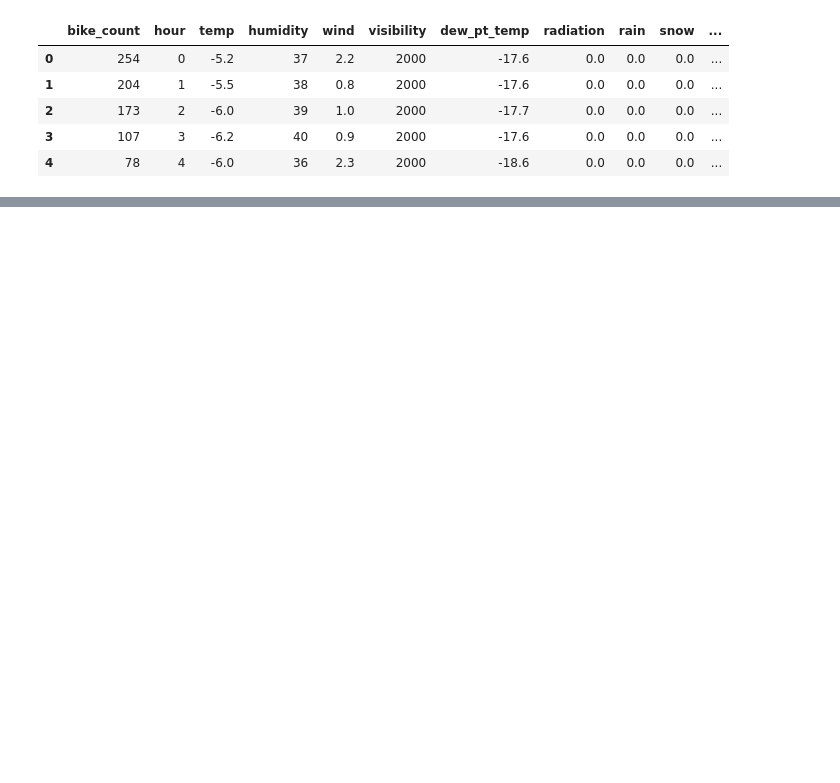
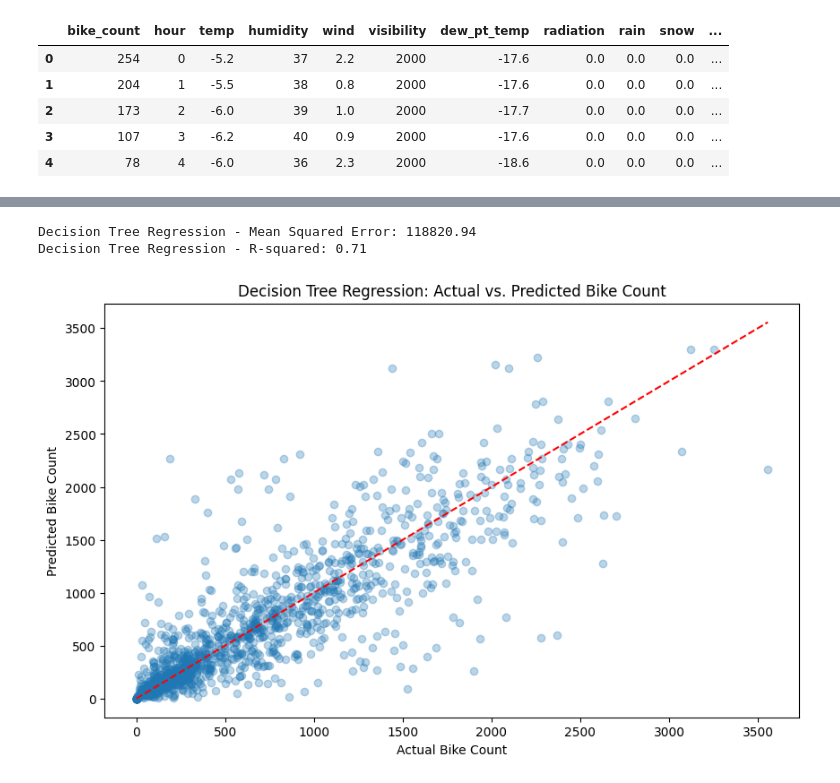
Before and after one commit to ChAbid-773/Bike_Regresssion, a Jupyter notebook: Bike_Regresssion.ipynb, the cells around one changed output, grey strips where cells are left out. Saved outputs shown, nothing was run; the diff lists cells and outputs as text; code cells hidden in the pictures; blank space fills up the shorter version.

```diff
--- a/Bike_Regresssion.ipynb
+++ b/Bike_Regresssion.ipynb
@@ -28,0 +226,29 @@ df.head()
+# %%
+from sklearn.tree import DecisionTreeRegressor
+
+# Initialize and train the Decision Tree Regressor model
+dt_model = DecisionTreeRegressor(random_state=42)
+dt_model.fit(X_train_scaled, y_train)
+
+# Make predictions on the test set
+y_pred_dt = dt_model.predict(X_test_scaled)
+
+# Evaluate the model
+mse_dt = mean_squared_error(y_test, y_pred_dt)
+r2_dt = r2_score(y_test, y_pred_dt)
+
+print(f"Decision Tree Regression - Mean Squared Error: {mse_dt:.2f}")
+print(f"Decision Tree Regression - R-squared: {r2_dt:.2f}")
+
+# Plotting predictions vs actual values
+plt.figure(figsize=(10, 6))
+plt.scatter(y_test, y_pred_dt, alpha=0.3)
+plt.plot([y_test.min(), y_test.max()], [y_test.min(), y_test.max()], 'r--')
+plt.xlabel('Actual Bike Count')
+plt.ylabel('Predicted Bike Count')
+plt.title('Decision Tree Regression: Actual vs. Predicted Bike Count')
+plt.show()
+# %% [output]
+Decision Tree Regression - Mean Squared Error: 118820.94
+Decision Tree Regression - R-squared: 0.71
+[figure, added]
```
Also changed, not shown: parts of 31 cells of this notebook.
